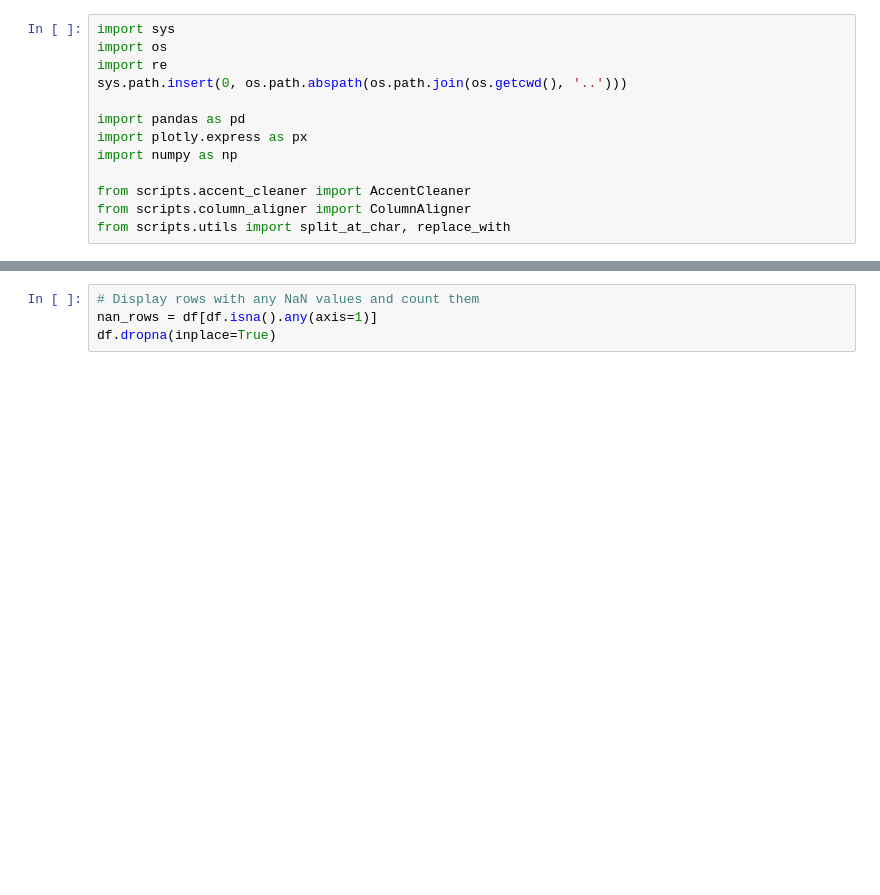
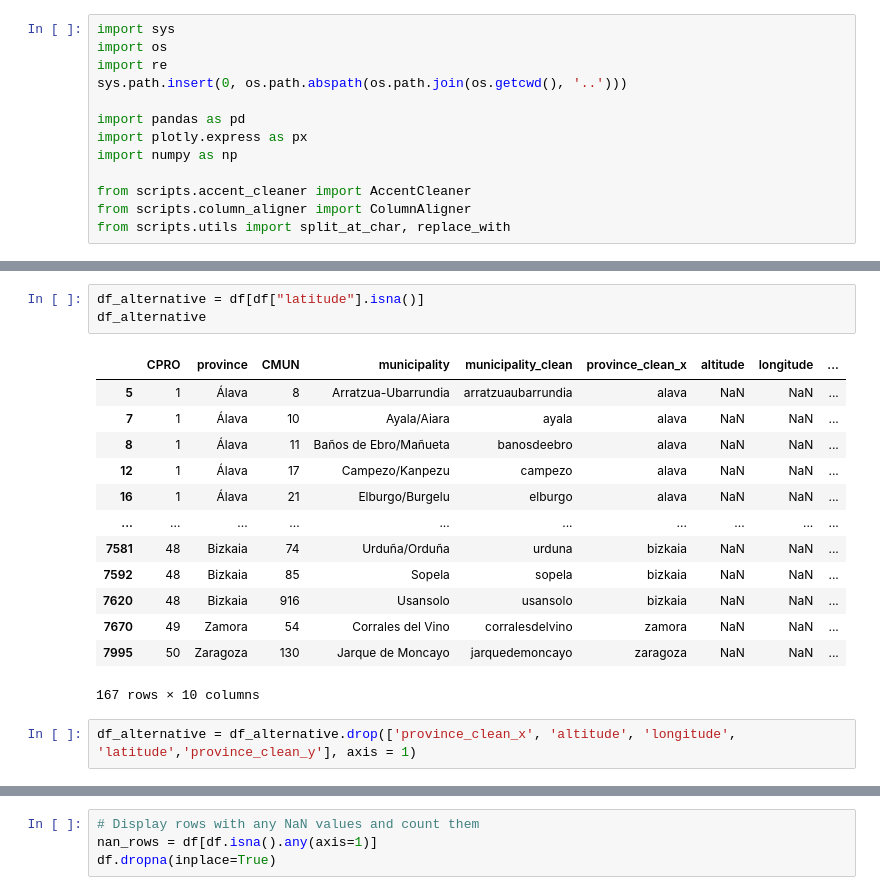
Before and after one commit to marimoysan/ml-pueblos, a Jupyter notebook: notebooks/eda_municipalities_coordinates.ipynb, the cells around one changed output, grey strips where cells are left out. Cells and saved outputs as stored; diff of their text form; blank space fills up the shorter version.

```diff
--- a/notebooks/eda_municipalities_coordinates.ipynb
+++ b/notebooks/eda_municipalities_coordinates.ipynb
@@ -188,0 +174,19 @@ df.head(10)
+# %%
+df_alternative = df[df["latitude"].isna()]
+df_alternative
+# %% [output]
+|  | CPRO | province | CMUN | municipality | municipality_clean | province_clean_x | altitude | longitude | ... |
+| 5 | 1 | Álava | 8 | Arratzua-Ubarrundia | arratzuaubarrundia | alava | NaN | NaN | ... |
+| 7 | 1 | Álava | 10 | Ayala/Aiara | ayala | alava | NaN | NaN | ... |
+| 8 | 1 | Álava | 11 | Baños de Ebro/Mañueta | banosdeebro | alava | NaN | NaN | ... |
+| 12 | 1 | Álava | 17 | Campezo/Kanpezu | campezo | alava | NaN | NaN | ... |
+| 16 | 1 | Álava | 21 | Elburgo/Burgelu | elburgo | alava | NaN | NaN | ... |
+| ... | ... | ... | ... | ... | ... | ... | ... | ... | ... |
+| 7581 | 48 | Bizkaia | 74 | Urduña/Orduña | urduna | bizkaia | NaN | NaN | ... |
+| 7592 | 48 | Bizkaia | 85 | Sopela | sopela | bizkaia | NaN | NaN | ... |
+| 7620 | 48 | Bizkaia | 916 | Usansolo | usansolo | bizkaia | NaN | NaN | ... |
+| 7670 | 49 | Zamora | 54 | Corrales del Vino | corralesdelvino | zamora | NaN | NaN | ... |
+| 7995 | 50 | Zaragoza | 130 | Jarque de Moncayo | jarquedemoncayo | zaragoza | NaN | NaN | ... |
+167 rows × 10 columns
+# %%
+df_alternative = df_alternative.drop(['province_clean_x', 'altitude', 'longitude', 'latitude','province_clean_y'], axis = 1)
```
Also changed, not shown: parts of 40 cells of this notebook, 5 other files.
